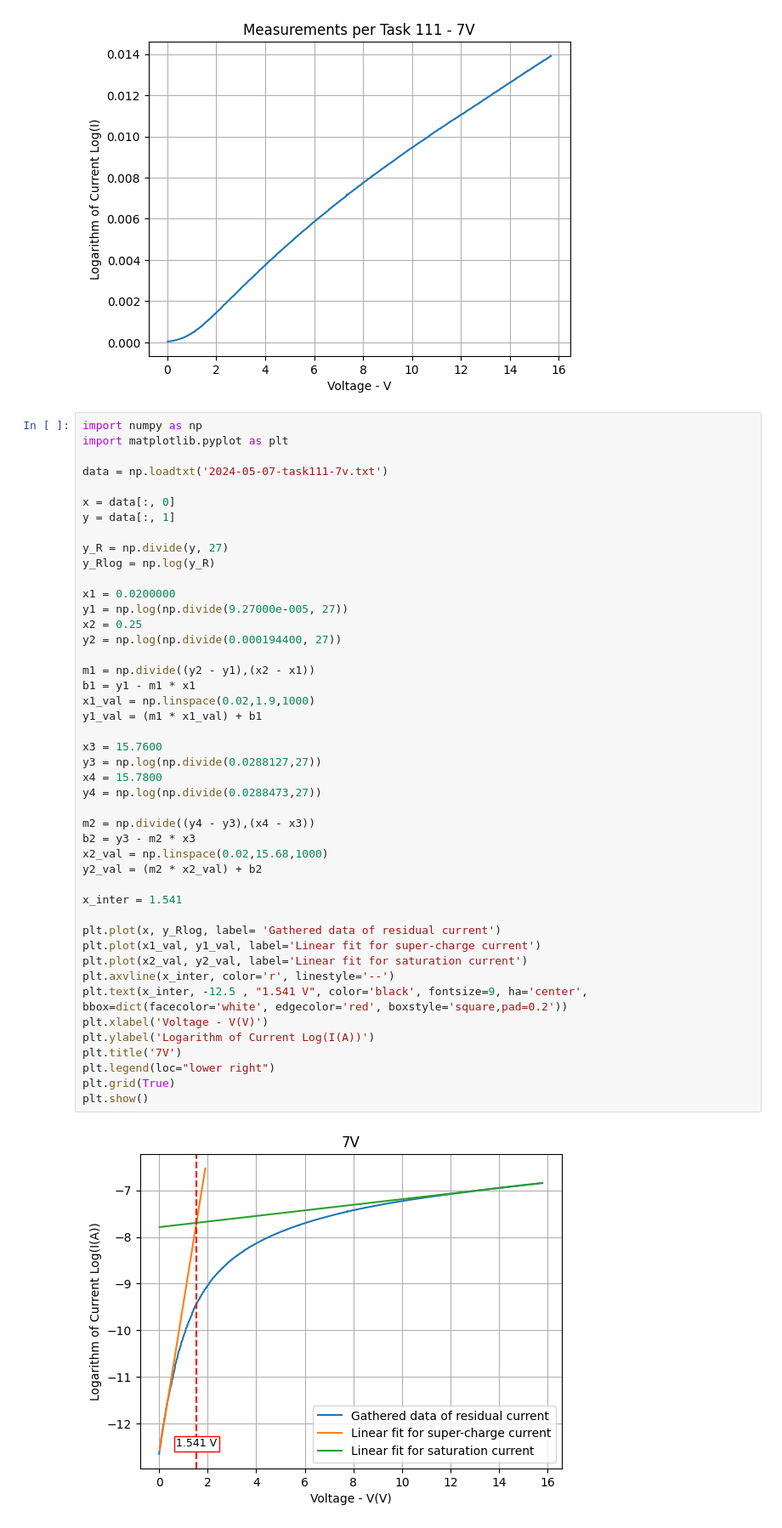
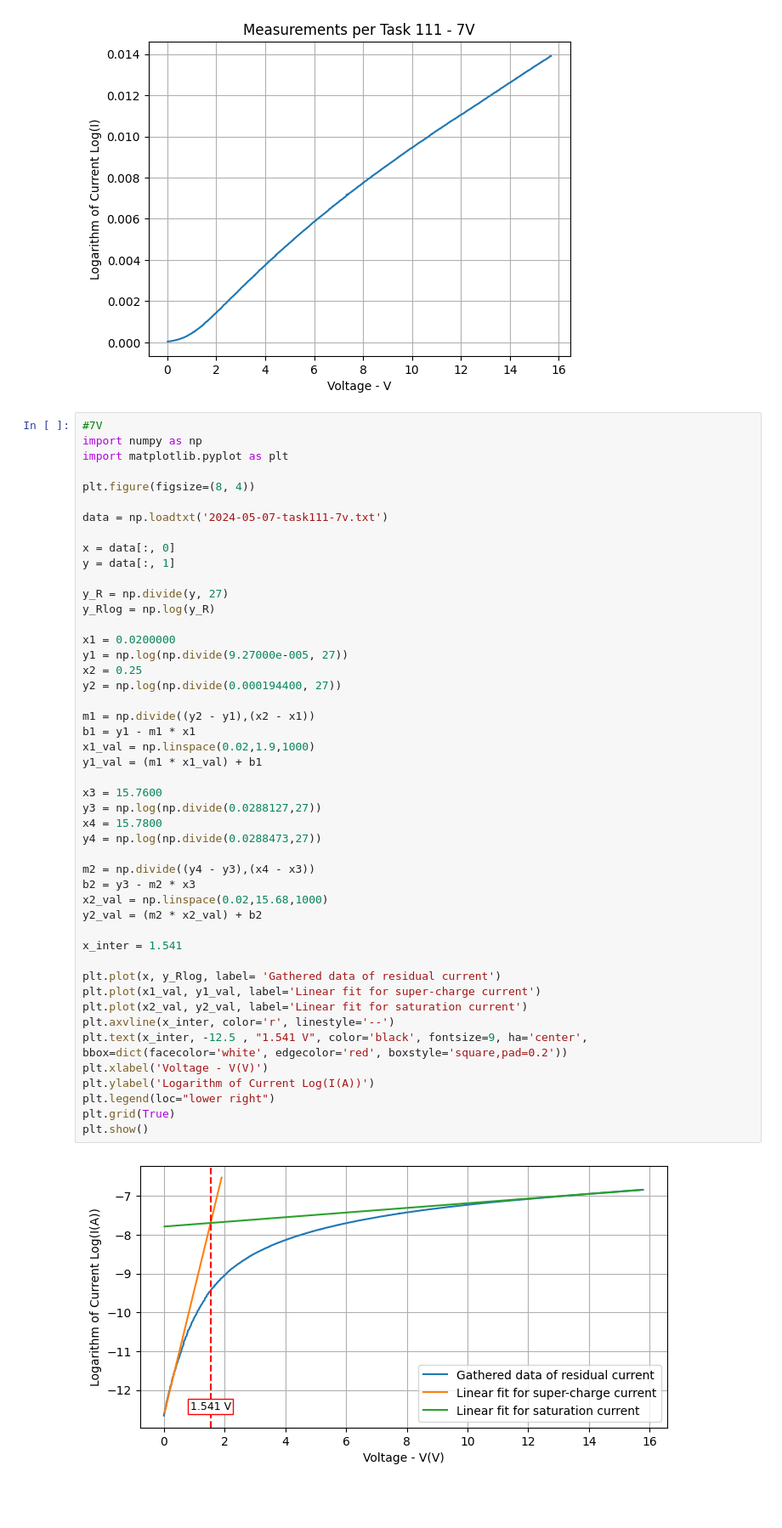
Before and after one commit to N0rt0N7/General-workspace, a Jupyter notebook: Frank-Hertz/Task111.ipynb, the cells around one changed output. Shown at 85% size. Saved outputs shown, nothing was run; the diff lists cells and outputs as text; blank space fills up the shorter version.

```diff
--- a/Frank-Hertz/Task111.ipynb
+++ b/Frank-Hertz/Task111.ipynb
@@ -63,8 +65,11 @@ plt.show()
 # %% [output]
 [figure]
 # %%
+#7V
 import numpy as np
 import matplotlib.pyplot as plt
+
+plt.figure(figsize=(8, 4))
 
 data = np.loadtxt('2024-05-07-task111-7v.txt')
 
@@ -80,35 +85,34 @@ x2 = 0.25
 y2 = np.log(np.divide(0.000194400, 27))
 
 m1 = np.divide((y2 - y1),(x2 - x1))
 b1 = y1 - m1 * x1
 x1_val = np.linspace(0.02,1.9,1000)
 y1_val = (m1 * x1_val) + b1
 
 x3 = 15.7600
 y3 = np.log(np.divide(0.0288127,27))
 x4 = 15.7800
 y4 = np.log(np.divide(0.0288473,27))
 
 m2 = np.divide((y4 - y3),(x4 - x3))
 b2 = y3 - m2 * x3
 x2_val = np.linspace(0.02,15.68,1000)
 y2_val = (m2 * x2_val) + b2
 
 x_inter = 1.541
 
 plt.plot(x, y_Rlog, label= 'Gathered data of residual current')
 plt.plot(x1_val, y1_val, label='Linear fit for super-charge current')
 plt.plot(x2_val, y2_val, label='Linear fit for saturation current')
 plt.axvline(x_inter, color='r', linestyle='--')
 plt.text(x_inter, -12.5 , "1.541 V", color='black', fontsize=9, ha='center', bbox=dict(facecolor='white', edgecolor='red', boxstyle='square,pad=0.2'))
 plt.xlabel('Voltage - V(V)')
 plt.ylabel('Logarithm of Current Log(I(A))')
-plt.title('7V')
 plt.legend(loc="lower right")
 plt.grid(True)
 plt.show()
 # %% [output]
-[figure, old version]
+[figure, new version]
 # %%
 ##Test
 
```
Also changed, not shown: parts of 1 cell of this notebook.
